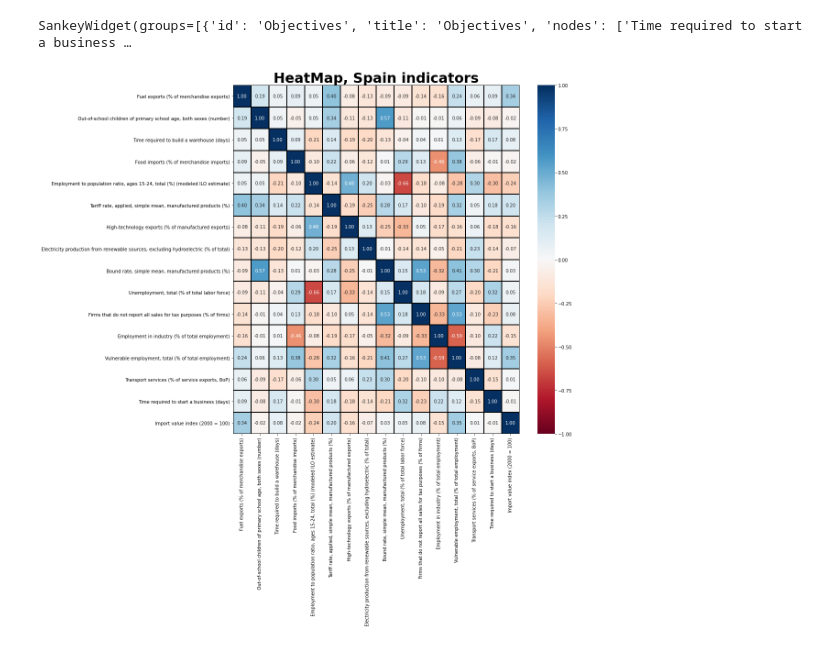
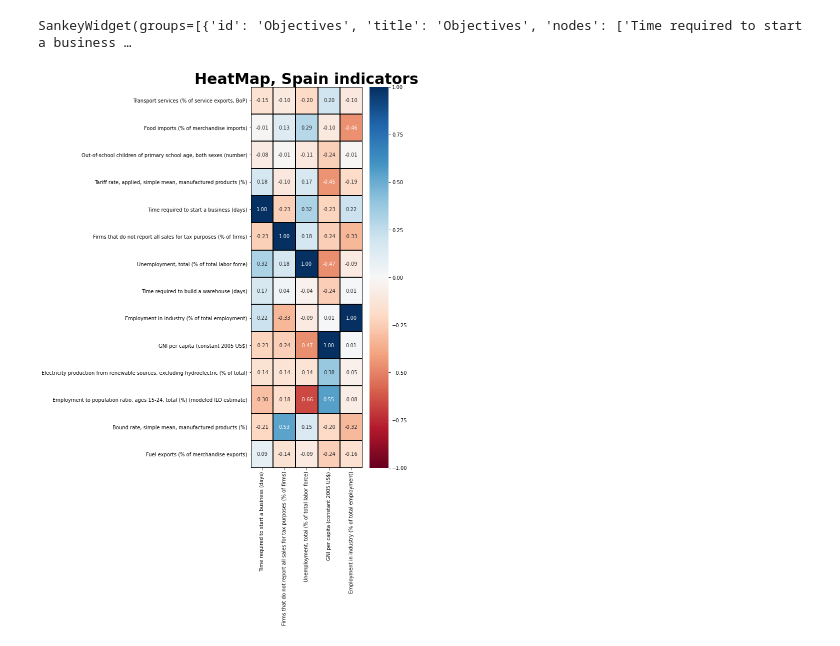
Before and after one commit to jaimevalero/world-development-indicators, a Jupyter notebook: jupyter/what-if.ipynb, the cells around one changed output. Cells and saved outputs as stored; diff of their text form; code cells hidden in the pictures.

```diff
--- a/jupyter/what-if.ipynb
+++ b/jupyter/what-if.ipynb
@@ -1235,5 +1237,28 @@ df = pd.concat(secondary_features)
 corrMatrix, fig, ax = draw_heatmap(df,file_all_data)
 
 #corrMatrix
+indicators_to_improve
-# %% [output]
-[figure, removed]
+# %%
+def draw_heatmap(df,file_all_data):
+
+    """Draw heatmap"""
+    l1 = df['Target indicator'].unique()
+    l2 = df['Feature'].unique()
+    array_features = [c for c in set(list(np.concatenate([l1,l2])))]
+
+    df_all_data = pd.read_csv(file_all_data, index_col=0)
+    df_all_data = df_all_data[array_features]
+    corrMatrix = df_all_data[array_features].corr()
+    chart_size = len(indicators_to_improve), corrMatrix.shape[0]
+    fig, ax = plt.subplots(figsize=(chart_size))         # Sample figsize in inches
+    ax = sns.heatmap(corrMatrix[indicators_to_improve], annot=True,fmt='.2f',
+                ax=ax,vmin = -1,center = 0, vmax = 1,cmap="RdBu",linewidths=1, linecolor="k")
+
+    ax.set_title(f"HeatMap, {CountryName} indicators",  fontsize=30, fontweight="bold")
+    return corrMatrix, fig, ax
+
+
+df = pd.concat(secondary_features)
+corrMatrix, fig, ax = draw_heatmap(df,file_all_data)
+# %% [output]
+[figure, added]
```
Also changed, not shown: parts of 10 cells of this notebook, 1 other file.
